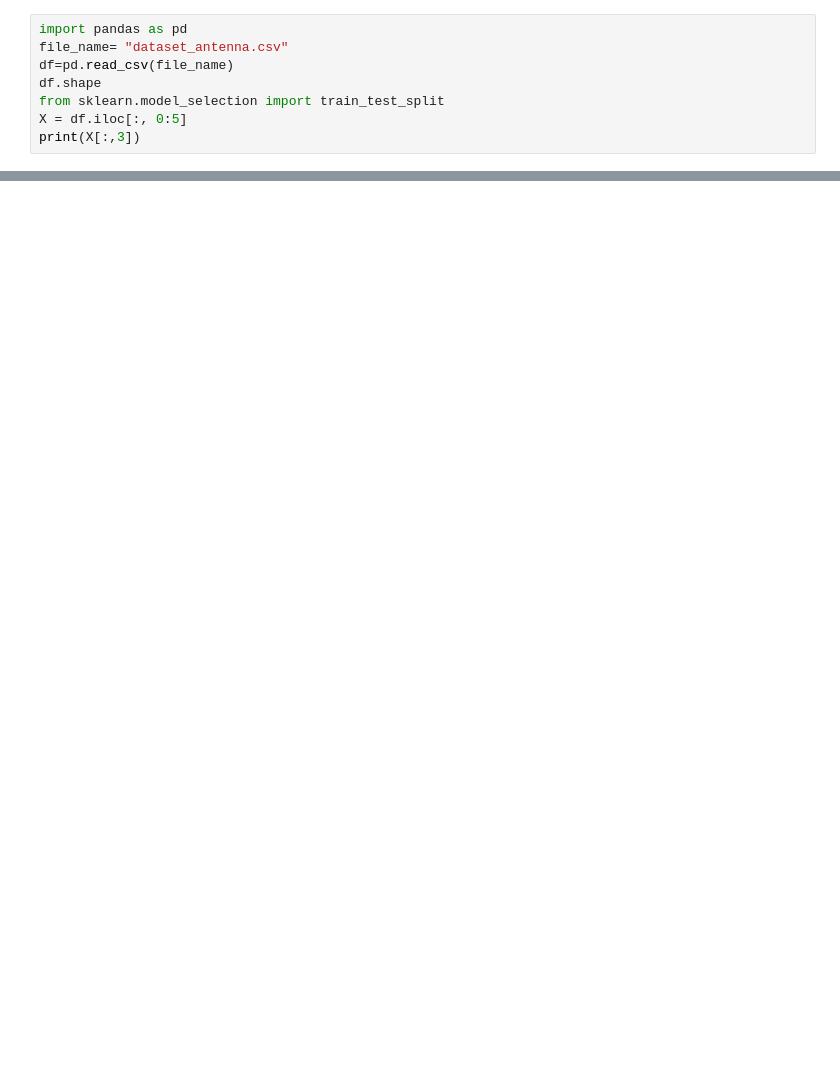
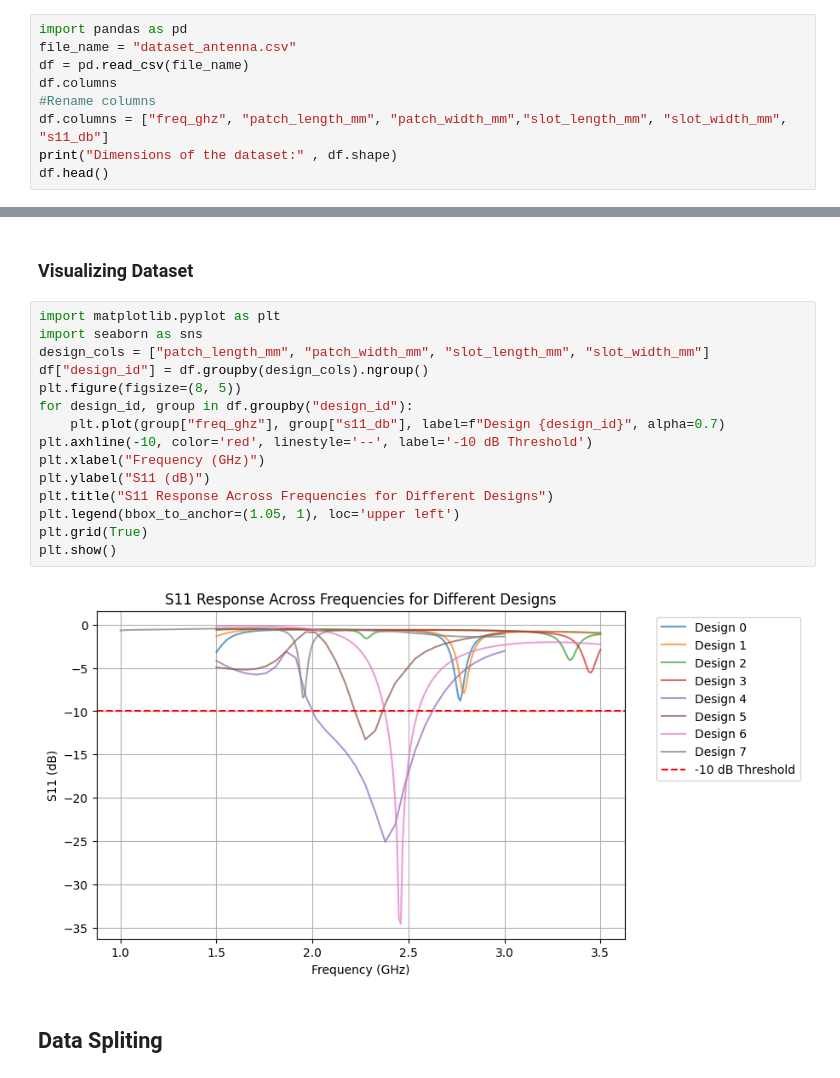
Before and after one commit to monaramezan-stack/Machine-Learning-projects, a Jupyter notebook: Antenna_Project.ipynb, the cells around one changed output, grey strips where cells are left out. Saved outputs shown, nothing was run; the diff lists cells and outputs as text; blank space fills up the shorter version.

```diff
--- a/Antenna_Project.ipynb
+++ b/Antenna_Project.ipynb
@@ -3,9 +11,10 @@
 # %%
 import pandas as pd
-file_name= "dataset_antenna.csv"
-df=pd.read_csv(file_name)
-df.shape
-from sklearn.model_selection import train_test_split
-X = df.iloc[:, 0:5]
-print(X[:,3])
+file_name = "dataset_antenna.csv"
+df = pd.read_csv(file_name)
+df.columns
+#Rename columns
+df.columns = ["freq_ghz", "patch_length_mm", "patch_width_mm","slot_length_mm", "slot_width_mm", "s11_db"]
+print("Dimensions of the dataset:" , df.shape)
+df.head()
 # %% [output]
@@ -12,0 +56,21 @@ InvalidIndexError: (slice(None, None, None), 3)
+# %% [markdown]
+### **Visualizing Dataset**
+# %%
+import matplotlib.pyplot as plt
+import seaborn as sns
+design_cols = ["patch_length_mm", "patch_width_mm", "slot_length_mm", "slot_width_mm"]
+df["design_id"] = df.groupby(design_cols).ngroup()
+plt.figure(figsize=(8, 5))
+for design_id, group in df.groupby("design_id"):
+    plt.plot(group["freq_ghz"], group["s11_db"], label=f"Design {design_id}", alpha=0.7)
+plt.axhline(-10, color='red', linestyle='--', label='-10 dB Threshold')
+plt.xlabel("Frequency (GHz)")
+plt.ylabel("S11 (dB)")
+plt.title("S11 Response Across Frequencies for Different Designs")
+plt.legend(bbox_to_anchor=(1.05, 1), loc='upper left')
+plt.grid(True)
+plt.show()
+# %% [output]
+[figure, added]
+# %% [markdown]
+## **Data Spliting**
```
Also changed, not shown: parts of 22 cells of this notebook.
